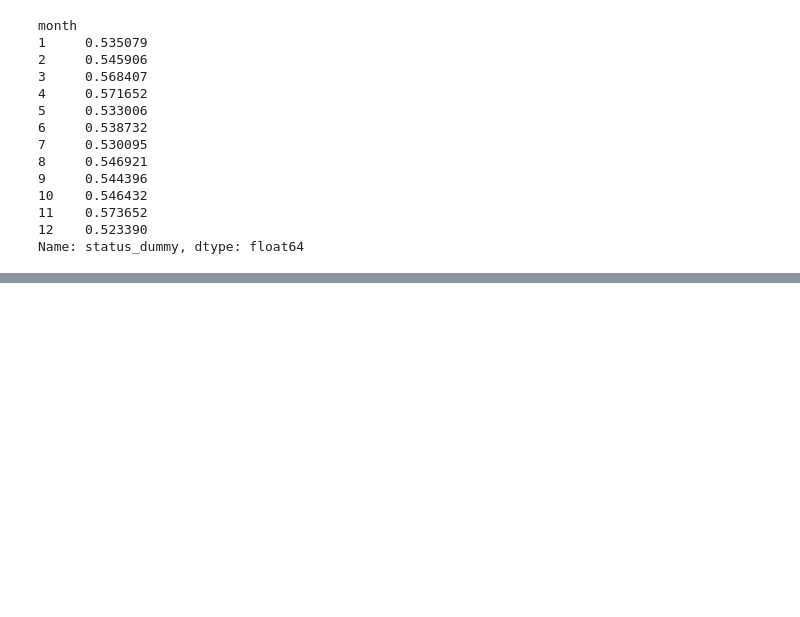
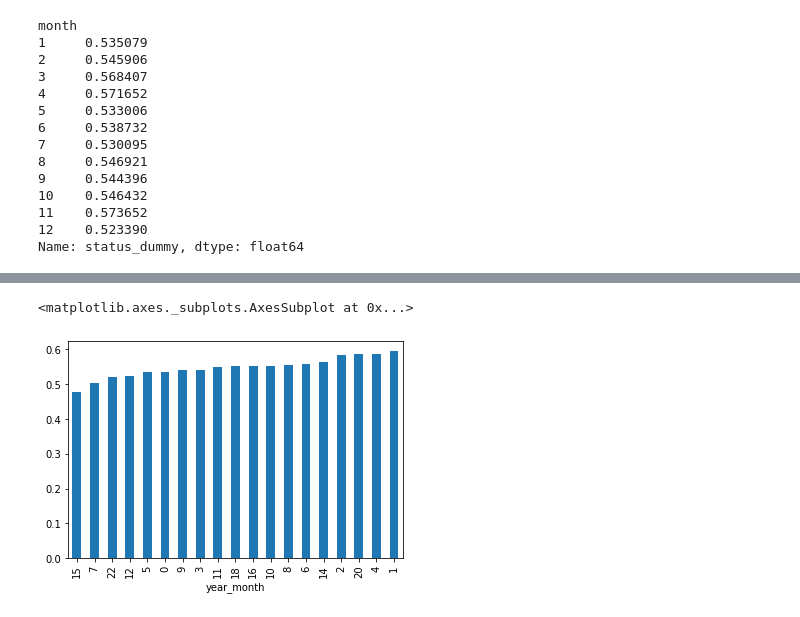
Before and after one commit to dray89/Python, a Jupyter notebook: Kickstarter_dataproject.ipynb, the cells around one changed output, grey strips where cells are left out. Saved outputs shown, nothing was run; the diff lists cells and outputs as text; code cells hidden in the pictures; blank space fills up the shorter version.

```diff
--- a/Kickstarter_dataproject.ipynb
+++ b/Kickstarter_dataproject.ipynb
@@ -581,0 +608,6 @@ Name: status_dummy, dtype: float64
+# %%
+year_month = year = new_df['status_dummy'].groupby(new_df['year_month']).mean()
+year_month.sort_values().plot.bar()
+# %% [output]
+<matplotlib.axes._subplots.AxesSubplot at 0x...>
+[figure, added]
```
Also changed, not shown: parts of 7 cells of this notebook.
